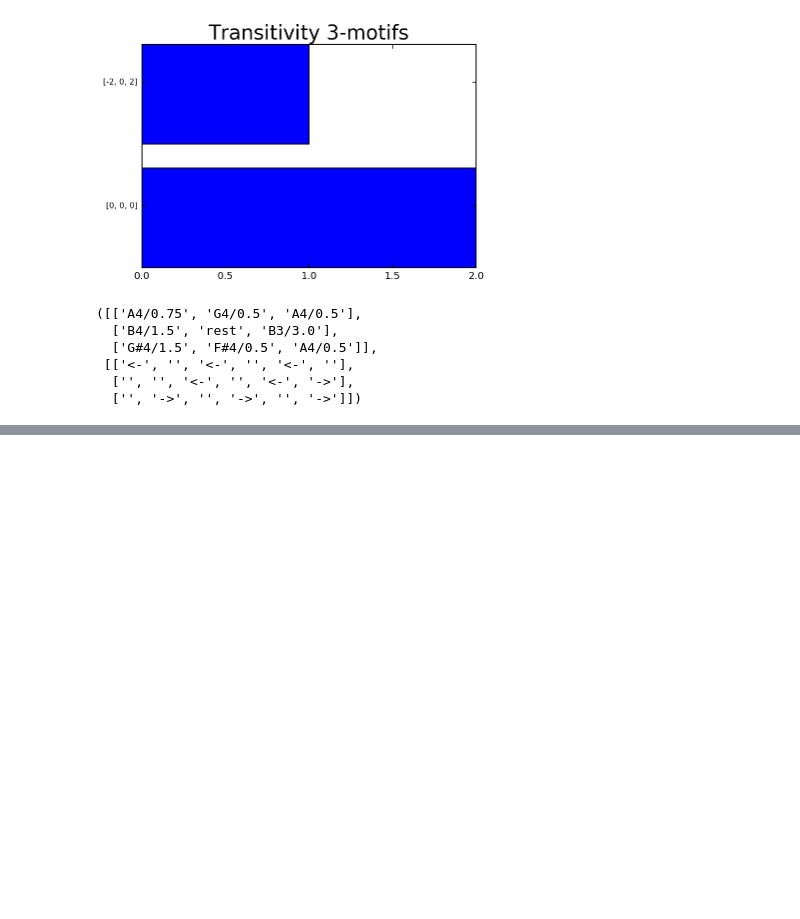
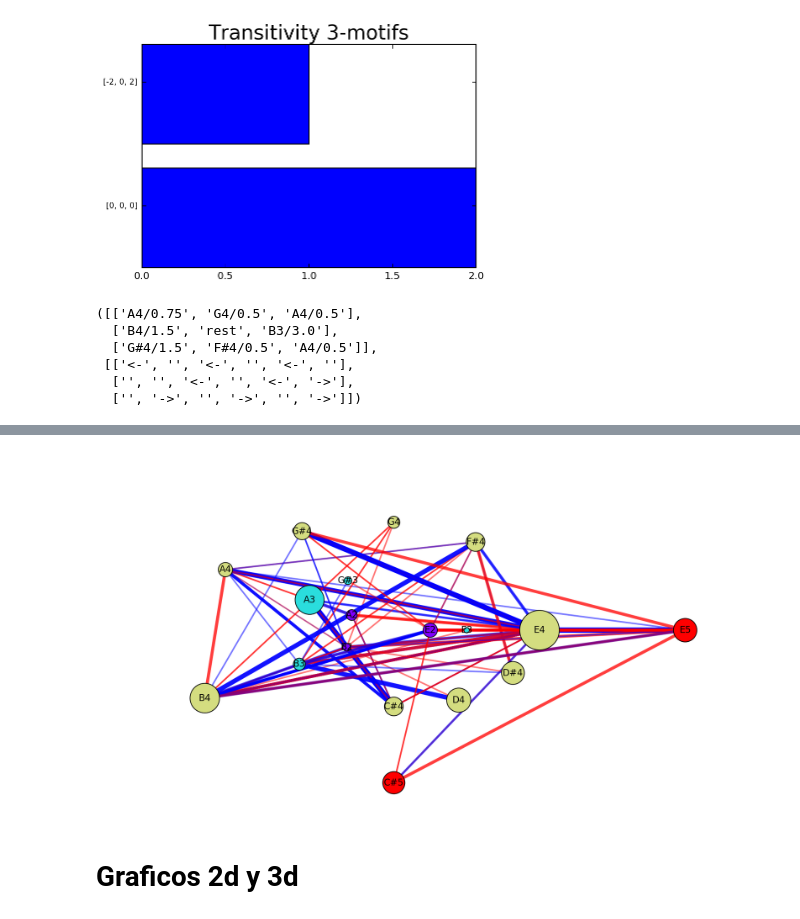
Before and after one commit to Redes2018/TP_esp, a Jupyter notebook: analisis.ipynb, the cells around one changed output, grey strips where cells are left out. Drawn from its saved outputs; the diff is of its cells as text; code cells hidden in the pictures; blank space fills up the shorter version.

```diff
--- a/analisis.ipynb
+++ b/analisis.ipynb
@@ -137,0 +145,8 @@ f_transitivity_motifs(G_m)
+# %%
+plt.figure(figsize=(15,8))
+f_graficar_armonias_undirected(AU_voices, color_map='rainbow',layout='espiral',labels=True)
+plt.show()
+# %% [output]
+[figure, added]
+# %% [markdown]
+# Graficos 2d y 3d
```
Also changed, not shown: parts of 3 cells of this notebook.
